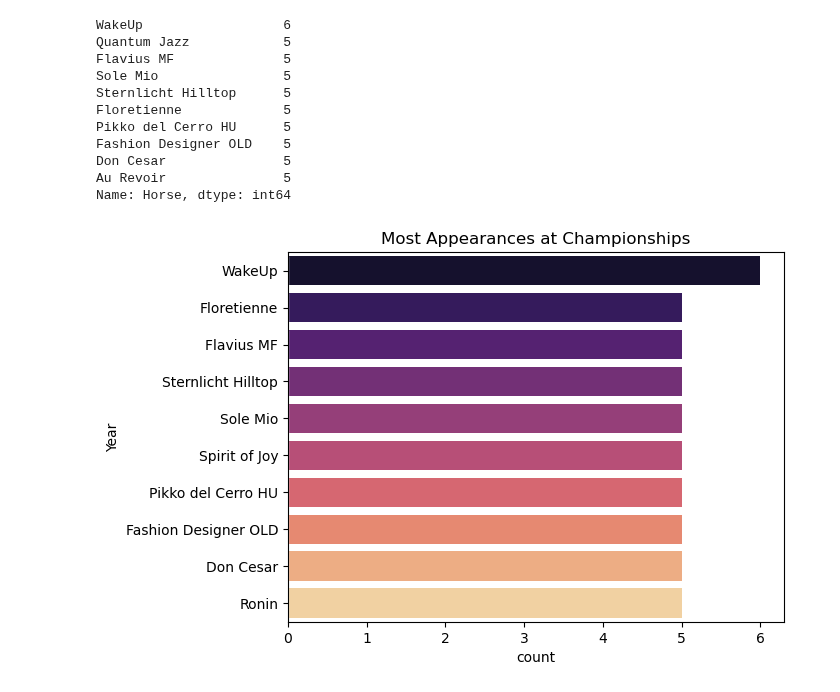
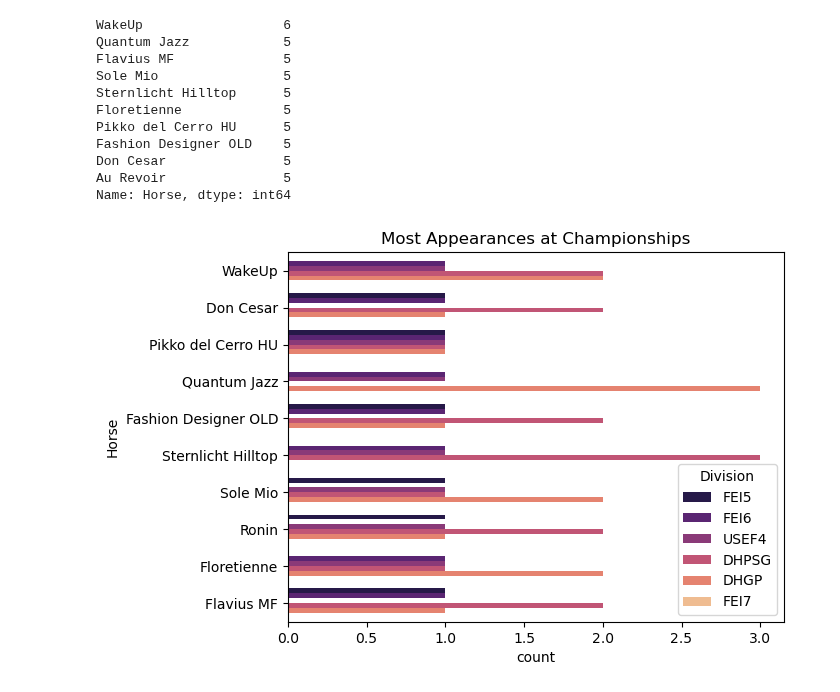
Before and after one commit to siobyrne/young-dressage-horse-program-analysis, a Jupyter notebook: younghorse.ipynb, the cells around one changed output. Cells and saved outputs as stored; diff of their text form; code cells hidden in the pictures.

```diff
--- a/younghorse.ipynb
+++ b/younghorse.ipynb
@@ -667,12 +853,13 @@ Name: Horse, dtype: int64
 # %%
 sns.countplot(
    y = 'Horse',
    data = championship_df,
    palette = 'magma',
-   order = championship_df["Horse"].value_counts().iloc[:10].index
+   order = championship_df["Horse"].value_counts().iloc[:10].index,
+   hue = 'Division'
 )
 
 plt.title("Most Appearances at Championships")
 plt.show()
 # %% [output]
-[figure, old version]
+[figure, new version]
```
Also changed, not shown: parts of 26 cells of this notebook.
